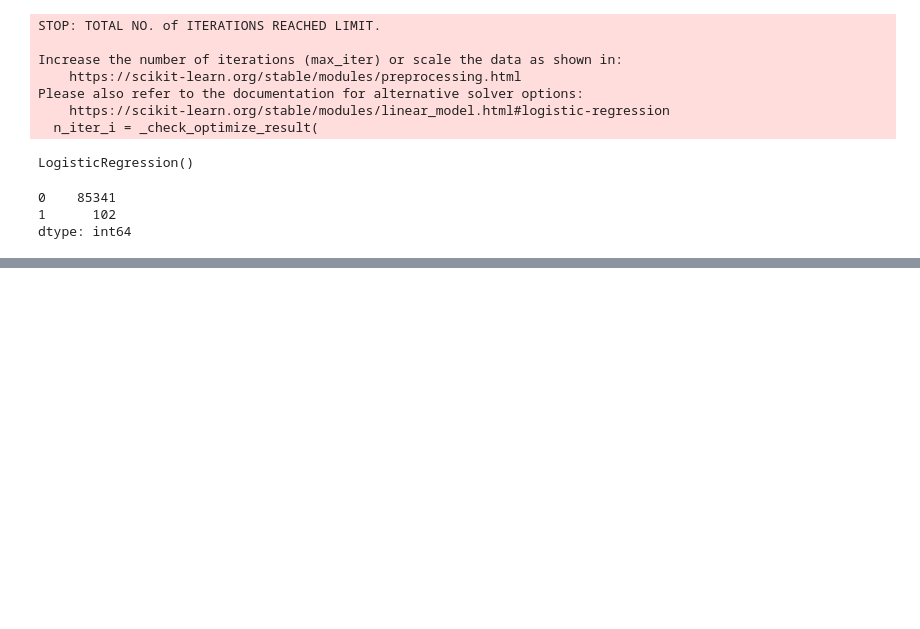
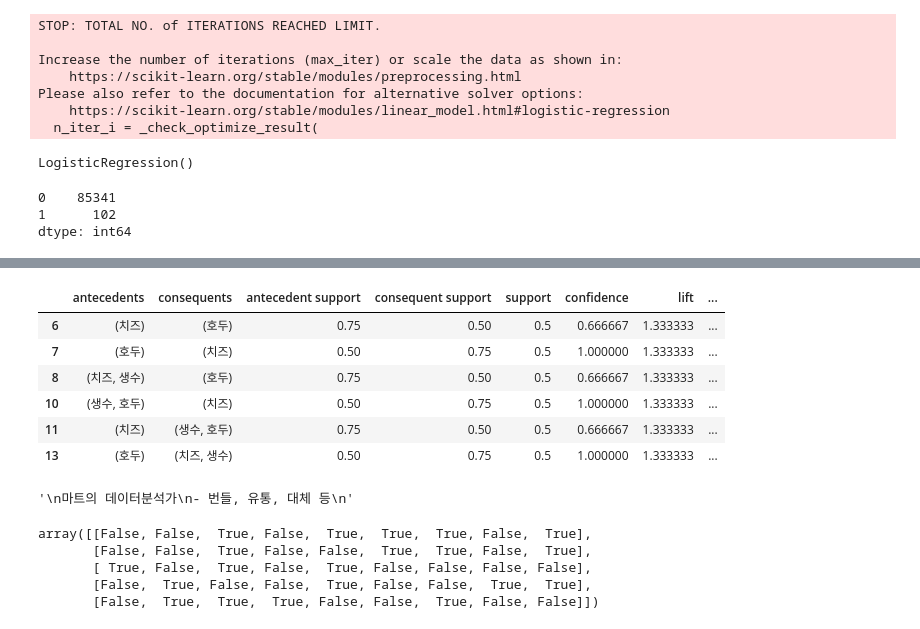
Before and after one commit to yonghaa/TIL, a Jupyter notebook: ML_day7.ipynb, the cells around one changed output, grey strips where cells are left out. Drawn from its saved outputs; the diff is of its cells as text; code cells hidden in the pictures; blank space fills up the shorter version.

```diff
--- a/ML_day7.ipynb
+++ b/ML_day7.ipynb
@@ -319,0 +715,8 @@ array([0.00134831, 0.00012345, 0.00019178, ..., 0.00024669, 0.00074666,
+# %%
+te = TransactionEncoder()
+# %%
+te_ary=te.fit(dataset).transform(dataset)
+# %%
+te.columns_
+df=pd.DataFrame(te_ary, columns=te.columns_)
+df
@@ -319,0 +733,2 @@ array([0.00134831, 0.00012345, 0.00019178, ..., 0.00024669, 0.00074666,
+# %%
+freq_itemsets=apriori(df, min_support=0.5, use_colnames=True)
@@ -319,0 +748,11 @@ array([0.00134831, 0.00012345, 0.00019178, ..., 0.00024669, 0.00074666,
+# %%
+res=association_rules(freq_itemsets, metric='lift')
+res[res['lift']>1]
+# %% [output]
+|  | antecedents | consequents | antecedent support | consequent support | support | confidence | lift | ... |
+| 6 | (치즈) | (호두) | 0.75 | 0.50 | 0.5 | 0.666667 | 1.333333 | ... |
+| 7 | (호두) | (치즈) | 0.50 | 0.75 | 0.5 | 1.000000 | 1.333333 | ... |
+| 8 | (치즈, 생수) | (호두) | 0.75 | 0.50 | 0.5 | 0.666667 | 1.333333 | ... |
+| 10 | (생수, 호두) | (치즈) | 0.50 | 0.75 | 0.5 | 1.000000 | 1.333333 | ... |
+| 11 | (치즈) | (생수, 호두) | 0.75 | 0.50 | 0.5 | 0.666667 | 1.333333 | ... |
+| 13 | (호두) | (치즈, 생수) | 0.50 | 0.75 | 0.5 | 1.000000 | 1.333333 | ... |
@@ -319,0 +772,7 @@ array([0.00134831, 0.00012345, 0.00019178, ..., 0.00024669, 0.00074666,
+# %%
+"""
+마트의 데이터분석가
+- 번들, 유통, 대체 등
+"""
+# %% [output]
+'\n마트의 데이터분석가\n- 번들, 유통, 대체 등\n'
@@ -319,0 +781,9 @@ array([0.00134831, 0.00012345, 0.00019178, ..., 0.00024669, 0.00074666,
+# %%
+te_ary=te.fit(dataset).transform(dataset)
+te_ary
+# %% [output]
+array([[False, False,  True, False,  True,  True,  True, False,  True],
+       [False, False,  True, False, False,  True,  True, False,  True],
+       [ True, False,  True, False,  True, False, False, False, False],
+       [False,  True, False, False,  True, False, False,  True,  True],
+       [False,  True,  True,  True, False, False,  True, False, False]])
```
Also changed, not shown: parts of 60 cells of this notebook.
